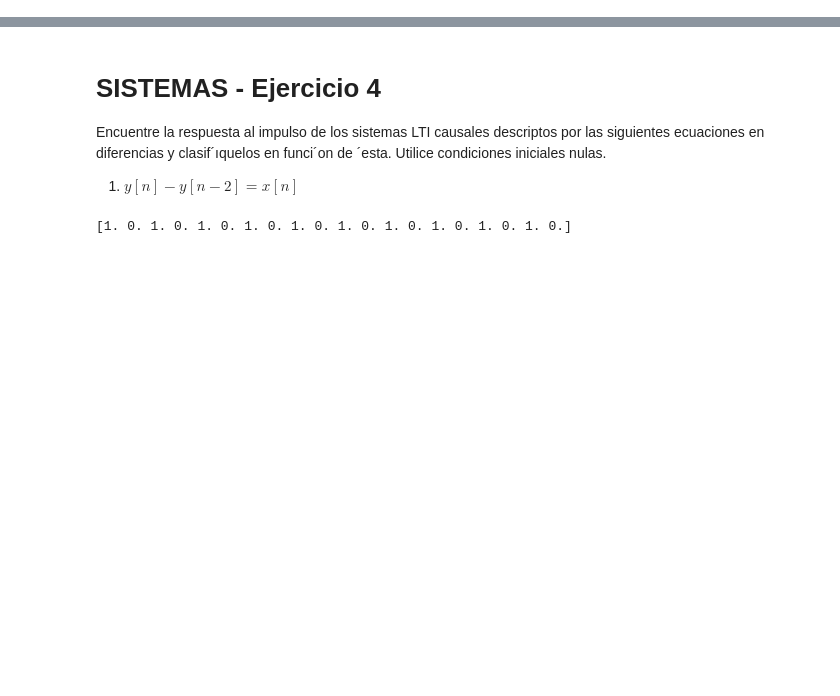
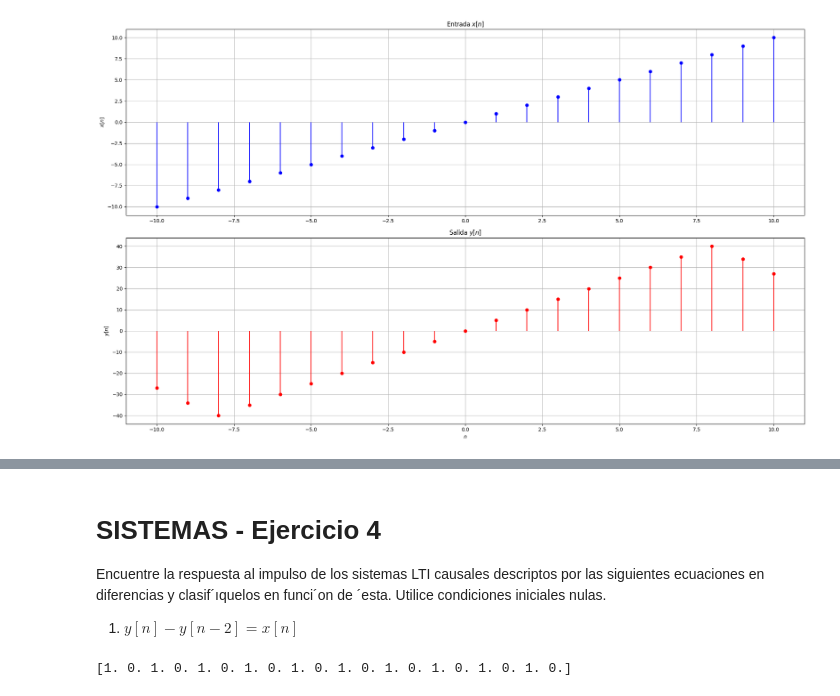
Before and after one commit to lucasgarcia2297/PDS, a Jupyter notebook: Guia2/Guia2.1-Sistemas.ipynb, the cells around one changed output, grey strips where cells are left out. Cells and saved outputs as stored; diff of their text form; code cells hidden in the pictures; blank space fills up the shorter version.

```diff
--- a/Guia2/Guia2.1-Sistemas.ipynb
+++ b/Guia2/Guia2.1-Sistemas.ipynb
@@ -0,0 +99,35 @@
+# %%
+#==================================================
+#=====================INCISO B=====================
+#==================================================
+
+n = np.arange(-10, 11)
+n0 = 2
+
+
+#x = np.sin(2 * np.pi * n)
+x = np.arange(-10, 11)
+y = np.zeros_like(n, dtype=float)
+for i, ni in enumerate(n):
+    indices = (n >= ni - n0) & (n <= ni + n0)
+    y[i] = np.sum(x[indices])
+
+plt.figure(figsize=(20, 12))
+
+plt.subplot(2, 1, 1)
+plt.stem(n, x, basefmt=" ", linefmt='b-', markerfmt='bo')
+plt.title("Entrada $x[n]$")
+plt.ylabel("$x[n]$")
+plt.grid(True)
+
+plt.subplot(2, 1, 2)
+plt.stem(n, y, basefmt=" ", linefmt='r-', markerfmt='ro')
+plt.title(r"Salida $y[n]$")
+plt.xlabel("$n$")
+plt.ylabel("$y[n]$")
+plt.grid(True)
+
+plt.tight_layout()
+plt.show()
+# %% [output]
+[figure, added]
```
Also changed, not shown: parts of 4 cells of this notebook, 1 other file.
